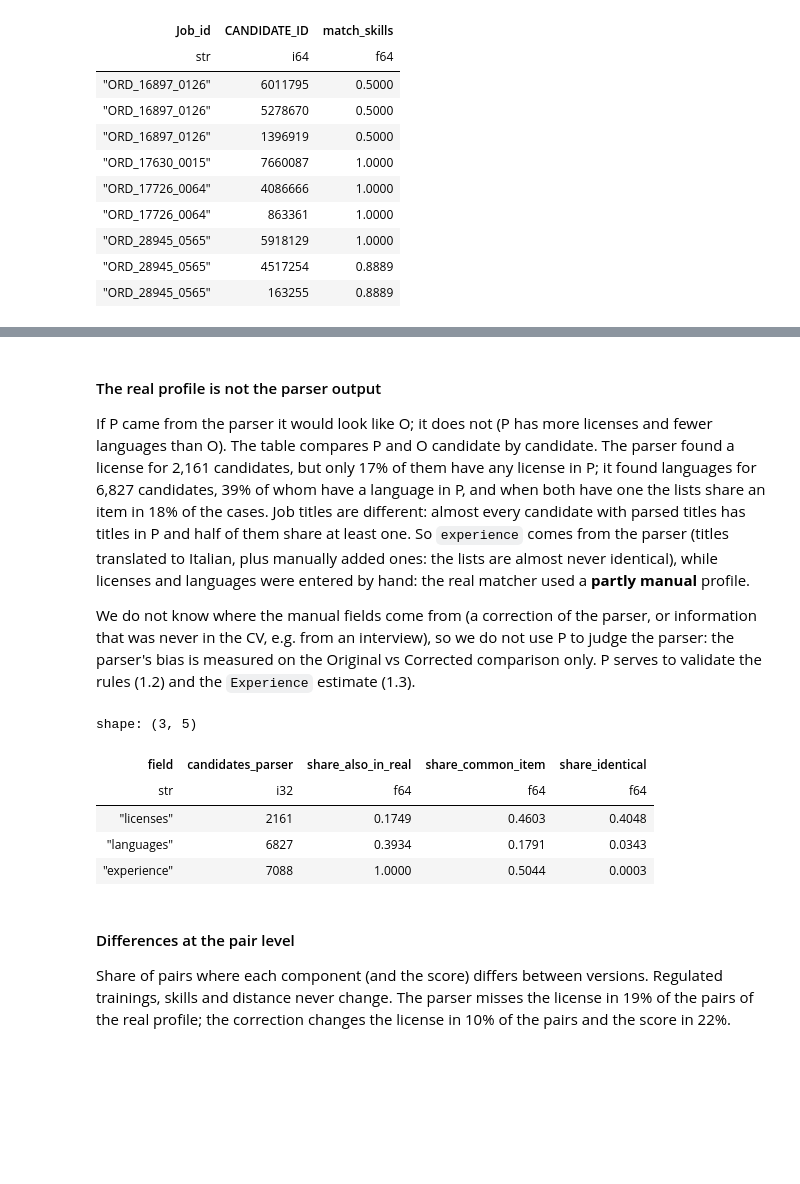
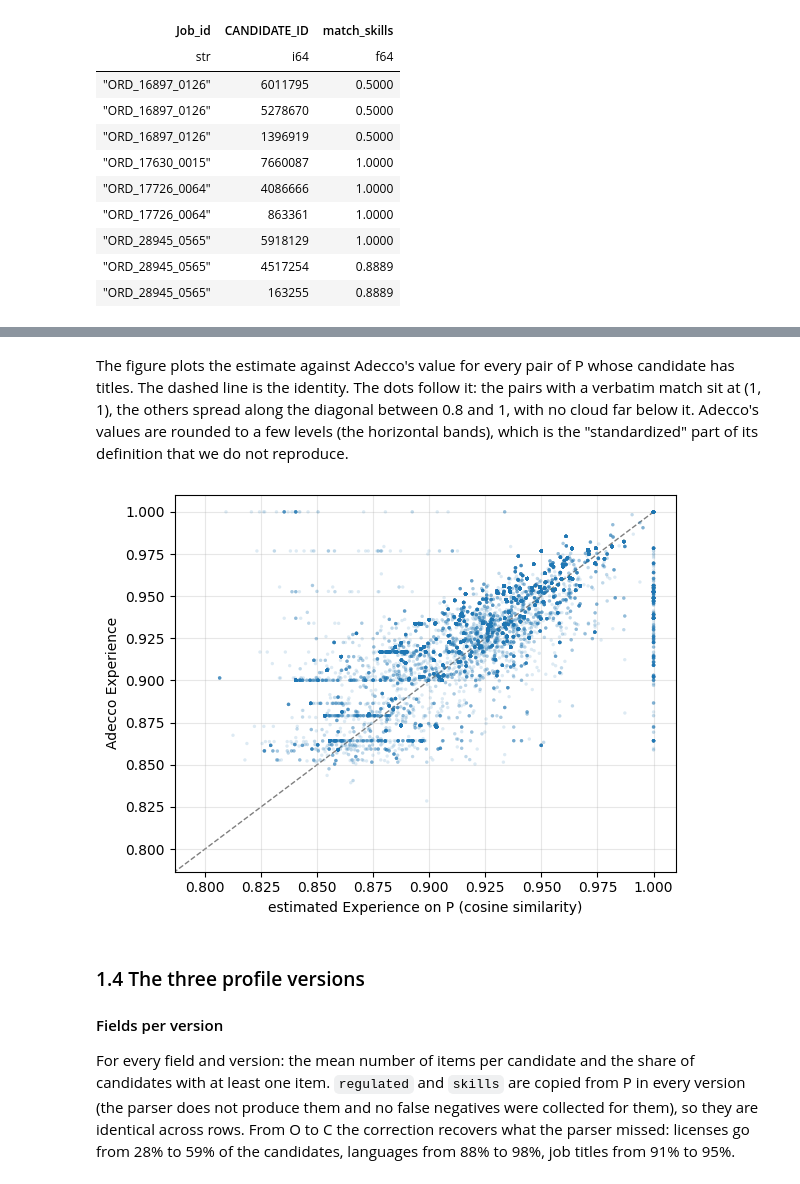
Before and after one commit to francescobaio/hiring_cv_bias, a Jupyter notebook: notebooks/phase1_data_audit.ipynb, the cells around one changed output, grey strips where cells are left out. Drawn from its saved outputs; the diff is of its cells as text; code cells hidden in the pictures; blank space fills up the shorter version.

```diff
--- a/notebooks/phase1_data_audit.ipynb
+++ b/notebooks/phase1_data_audit.ipynb
@@ -518,32 +583,22 @@ shape: (3, 11)
 # %% [markdown]
-#### The real profile is not the parser output
-
-If P came from the parser it would look like O; it does not (P has more licenses and fewer languages than O). The table
-compares P and O candidate by candidate. The parser found a license for 2,161 candidates, but only 17% of them have any
-license in P; it found languages for 6,827 candidates, 39% of whom have a language in P, and when both have one the
-lists share an item in 18% of the cases. Job titles are different: almost every candidate with parsed titles has
-titles in P and half of them share at least one. So `experience` comes from the parser (titles translated to Italian,
-plus manually added ones: the lists are almost never identical), while licenses and languages were entered by hand: the
-real matcher used a **partly manual** profile.
-
-We do not know where the manual fields come from (a correction of the parser, or information that was never in the CV,
-e.g. from an interview), so we do not use P to judge the parser: the parser's bias is measured on the Original vs
-Corrected comparison only. P serves to validate the rules (1.2) and the `Experience` estimate (1.3).
+The figure plots the estimate against Adecco's value for every pair of P whose candidate has titles. The dashed line is
+the identity. The dots follow it: the pairs with a verbatim match sit at (1, 1), the others spread along the diagonal
+between 0.8 and 1, with no cloud far below it. Adecco's values are rounded to a few levels (the horizontal bands), which
+is the "standardized" part of its definition that we do not reproduce.
 # %%
-from hiring_cv_bias.reverse_matching.audit import profile_overlap
+from hiring_cv_bias.fairness.plots import plot_experience_estimate
 
-display(profile_overlap(profiles["P"], profiles["O"]))
+fig = plot_experience_estimate(pairs)
+plt.show()
 # %% [output]
-shape: (3, 5)
-| field | candidates_parser | share_also_in_real | share_common_item | share_identical |
-| str | i32 | f64 | f64 | f64 |
-| "licenses" | 2161 | 0.1749 | 0.4603 | 0.4048 |
-| "languages" | 6827 | 0.3934 | 0.1791 | 0.0343 |
-| "experience" | 7088 | 1.0000 | 0.5044 | 0.0003 |
+[figure, added]
 # %% [markdown]
-#### Differences at the pair level
+### 1.4 The three profile versions
 
-Share of pairs where each component (and the score) differs between versions. Regulated trainings, skills and distance
-never change. The parser misses the license in 19% of the pairs of the real profile; the correction changes the license
-in 10% of the pairs and the score in 22%.
+#### Fields per version
+
+For every field and version: the mean number of items per candidate and the share of candidates with at least one
+item. `regulated` and `skills` are copied from P in every version (the parser does not produce them and no false
+negatives were collected for them), so they are identical across rows. From O to C the correction recovers what the
+parser missed: licenses go from 28% to 59% of the candidates, languages from 88% to 98%, job titles from 91% to 95%.
 # %%
```
Also changed, not shown: parts of 15 cells of this notebook, 12 other files.
